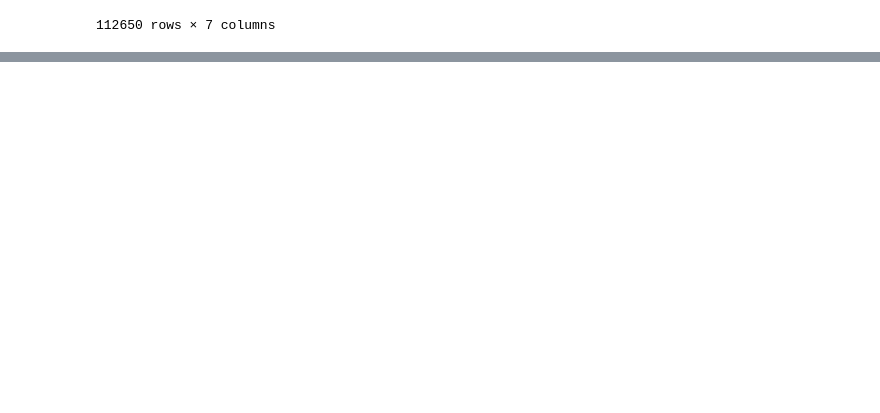
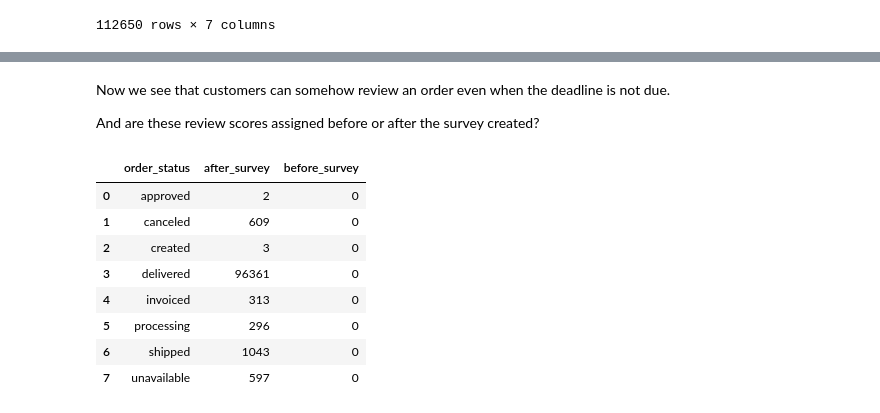
Before and after one commit to mittwoch09/Ecommerce-Sales-Analysis-with-PostgreSQL, a Jupyter notebook: average-review-score.ipynb, the cells around one changed output, grey strips where cells are left out. Drawn from its saved outputs; the diff is of its cells as text; code cells hidden in the pictures; blank space fills up the shorter version.

```diff
--- a/average-review-score.ipynb
+++ b/average-review-score.ipynb
@@ -56,0 +129,29 @@ select(query)
+# %% [markdown]
+Now we see that customers can somehow review an order even when the deadline is not due.
+
+And are these review scores assigned before or after the survey created?
+# %%
+query = """
+        SELECT order_status
+            ,sum(case when
+                date_part('hour', age(review_answer_timestamp, review_creation_date)) >= 0
+                then 1 else 0 end) as after_survey
+            ,sum(case when
+                date_part('hour', age(review_answer_timestamp, review_creation_date)) < 0
+                then 1 else 0 end) as before_survey
+        FROM orders o
+        JOIN reviews r on o.order_id = r.order_id
+        GROUP BY 1
+        """
+
+select(query)
+# %% [output]
+|  | order_status | after_survey | before_survey |
+| 0 | approved | 2 | 0 |
+| 1 | canceled | 609 | 0 |
+| 2 | created | 3 | 0 |
+| 3 | delivered | 96361 | 0 |
+| 4 | invoiced | 313 | 0 |
+| 5 | processing | 296 | 0 |
+| 6 | shipped | 1043 | 0 |
+| 7 | unavailable | 597 | 0 |
```
Also changed, not shown: parts of 13 cells of this notebook.
